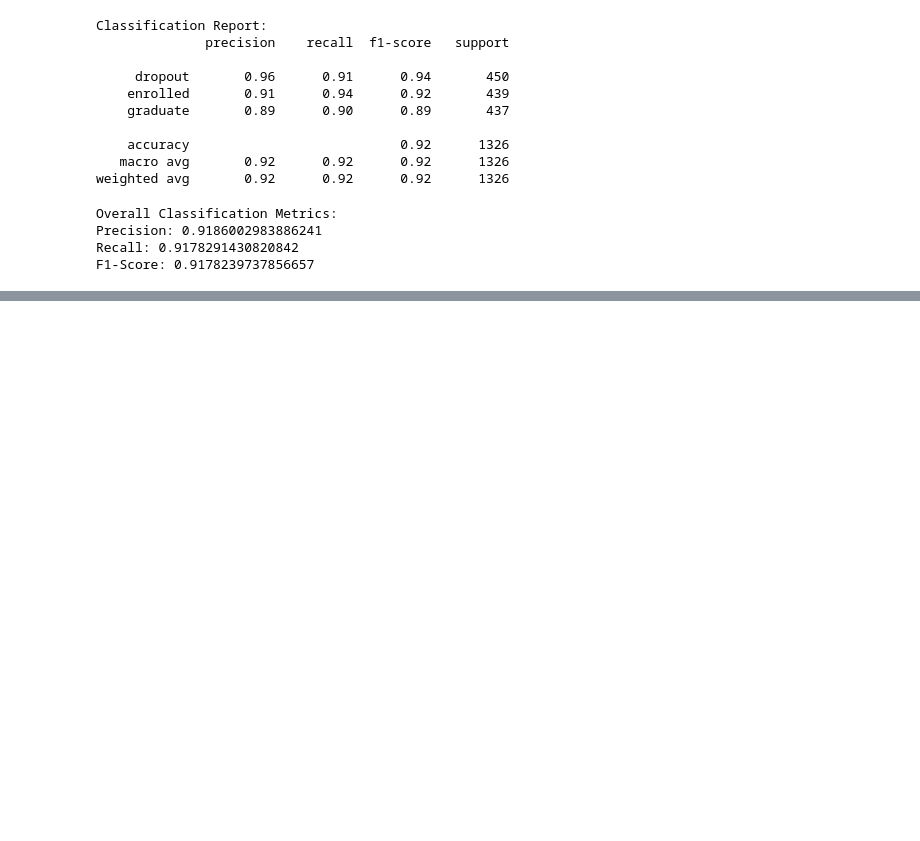
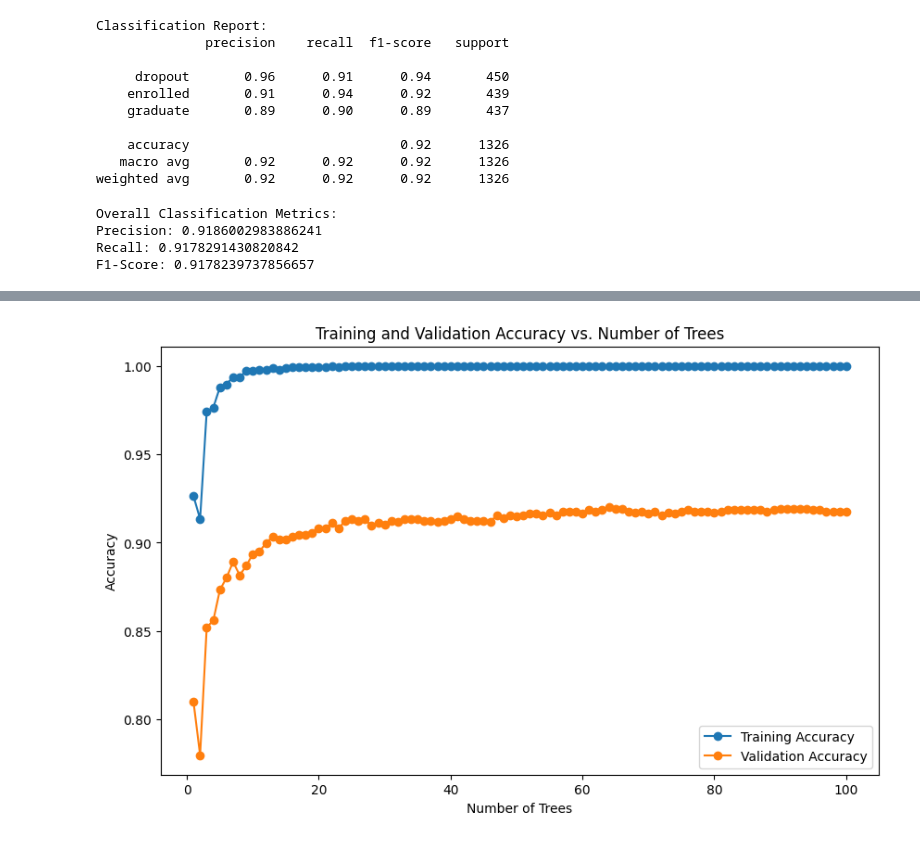
Before and after one commit to manpreetdhindsa747/COMP_541, a Jupyter notebook: RandomForest.ipynb, the cells around one changed output, grey strips where cells are left out. Drawn from its saved outputs; the diff is of its cells as text; code cells hidden in the pictures; blank space fills up the shorter version.

```diff
--- a/RandomForest.ipynb
+++ b/RandomForest.ipynb
@@ -431,3 +428,16 @@ Overall Classification Metrics:
 Precision: 0.9186002983886241
 Recall: 0.9178291430820842
 F1-Score: 0.9178239737856657
+# %%
+#Remove the not correlation cols from the balanced student df
+columns_to_remove = ['course', 'nationality', 'mothers_qualification', 'fathers_qualification',
+                     'mothers_occupation', 'fathers_occupation', 'educational_special_needs',
+                     'international', 'curricular_units_1st_sem_credited',
+                     'curricular_units_1st_sem_evaluations', 'curricular_units_2nd_sem_credited',
+                     'unemployment_rate', 'inflation_rate', 'gdp']
+
+for column in columns_to_remove:
+    if column in student_cleaned.columns:
+        student_cleaned = student_cleaned.drop(columns=column)
+    else:
+        print(f"Column '{column}' not found in 'student_cleaned'.")
@@ -433,0 +506,41 @@ F1-Score: 0.9178239737856657
+# %%
+# Find over/under fitting
+# Verify over or under fitting
+from sklearn.model_selection import train_test_split
+from sklearn.ensemble import RandomForestClassifier
+from sklearn.metrics import accuracy_score, confusion_matrix
+import matplotlib.pyplot as plt
+
+train_accuracies = []
+val_accuracies = []
+n_estimators_range = range(1, 101)  # Adjust this range as needed
+
+# Handle missing values in X using the mean
+X = student_cleaned.drop('target', axis=1)
+y = student_cleaned['target']
+X_train, X_val, y_train, y_val = train_test_split(X, y, test_size=0.2, random_state=42)
+
+
+for n_estimators in n_estimators_range:
+    rf_classifier = RandomForestClassifier(n_estimators=n_estimators, random_state=42)
+    rf_classifier.fit(X_train, y_train)
+
+    y_train_pred = rf_classifier.predict(X_train)
+    train_accuracy = accuracy_score(y_train, y_train_pred)
+
+    y_val_pred = rf_classifier.predict(X_val)
+    val_accuracy = accuracy_score(y_val, y_val_pred)
+
+    train_accuracies.append(train_accuracy)
+    val_accuracies.append(val_accuracy)
+
+plt.figure(figsize=(10, 6))
+plt.plot(n_estimators_range, train_accuracies, label='Training Accuracy', marker='o')
+plt.plot(n_estimators_range, val_accuracies, label='Validation Accuracy', marker='o')
+plt.xlabel('Number of Trees')
+plt.ylabel('Accuracy')
+plt.legend()
+plt.title('Training and Validation Accuracy vs. Number of Trees')
+plt.show()
+# %% [output]
+[figure, added]
```
Also changed, not shown: parts of 9 cells of this notebook.
